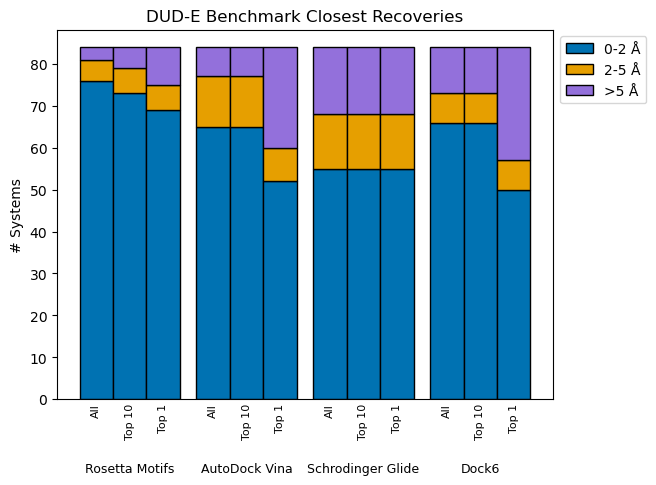
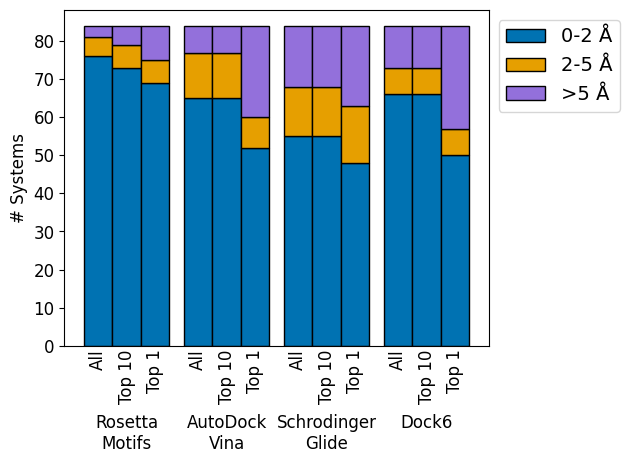
The change to this notebook cell's code, shown as a diff; its figure went from the first image to the second:
--- before
+++ after
@@ -43,6 +43,6 @@
 #ax.set_xlabel('Software', labelpad=60)  # Adjust the labelpad value as needed
 
-ax.set_ylabel('# Systems')
-ax.set_title('DUD-E Benchmark Closest Recoveries')
+ax.set_ylabel('# Systems', fontsize=12)
+#ax.set_title('DUD-E Benchmark Closest Recoveries')
 
 #Å
@@ -51,14 +51,14 @@
 
 # Create a legend
-ax.legend(custom_labels, loc="upper left", bbox_to_anchor=(1, 1))
+ax.legend(custom_labels, loc="upper left", bbox_to_anchor=(1, 1), fontsize=14)
 
 # Annotate each cluster of bars with trial labels
 trials = ["All", "Top 10", "Top 1"]
-datasets = ['Rosetta Motifs', 'AutoDock Vina', 'Schrodinger Glide', 'Dock6']
+datasets = ['Rosetta\nMotifs', 'AutoDock\nVina', 'Schrodinger\nGlide', 'Dock6']
 for i, trial in enumerate(trials):
     for j, dataset in enumerate(datasets):
         #ax.text(x[j] + i * bar_width, bottom[j], trial, ha='center', va='bottom', rotation=90)
         label_position = -1  # Adjust this value to position the labels lower if needed
-        ax.text(x[j] + i * bar_width, label_position, trials[i], ha='center', va='top', rotation=90, fontsize=8)
+        ax.text(x[j] + i * bar_width, label_position, trials[i], ha='center', va='top', rotation=90, fontsize=12)
 
 # Annotate dataset labels below trial labels
@@ -66,5 +66,5 @@
     # Set label position for dataset labels even lower than trial labels
     dataset_label_position = -15  # Position for dataset labels
-    ax.text(x[j] + bar_width, dataset_label_position, datasets[j], ha='center', va='top', rotation=0, fontsize=9)
+    ax.text(x[j] + bar_width, dataset_label_position -3, datasets[j], ha='center', va='top', rotation=0, fontsize=12)
 
 # Adjust the y-limits to allow space for the labels
@@ -72,5 +72,11 @@
 
 # Remove the tick marks below each bar
-ax.tick_params(axis='x', which='both', bottom=False)  # Hide ticks on the x-axis
+ax.tick_params(axis='x', which='both', bottom=False, labelsize=12)  # Hide ticks on the x-axis
+
+#ax.tick_params(axis='x', labelsize=18, rotation=40)
+ax.tick_params(axis='y', labelsize=12)
+
+plt.tight_layout()
+plt.savefig("main_figure_1_b.svg", format="svg")
 
 plt.show()

Commit: pushing updated results that take the best of all, 10, 1 placements from schrodinger